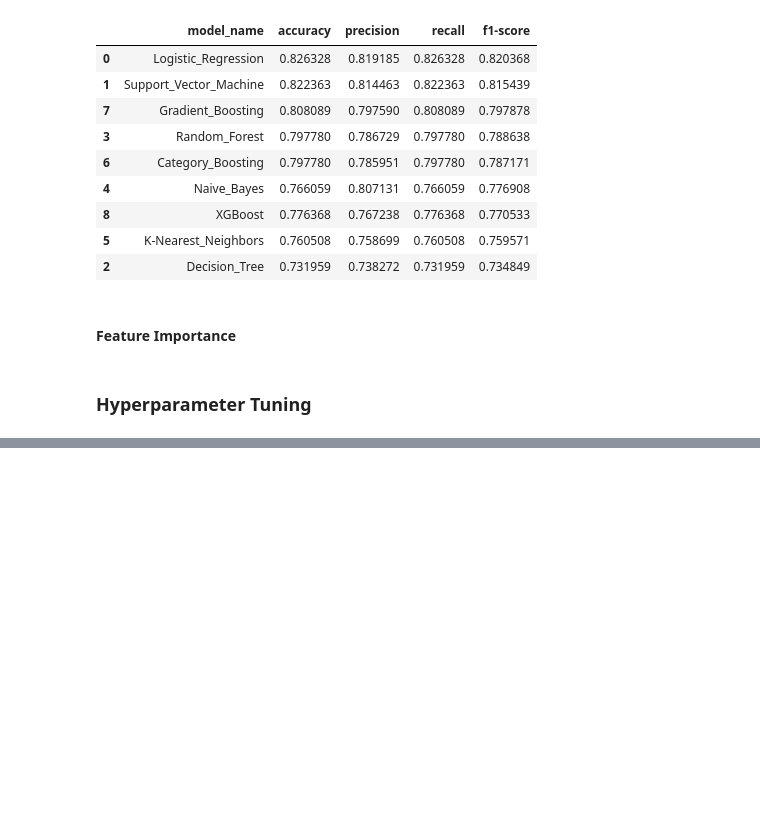
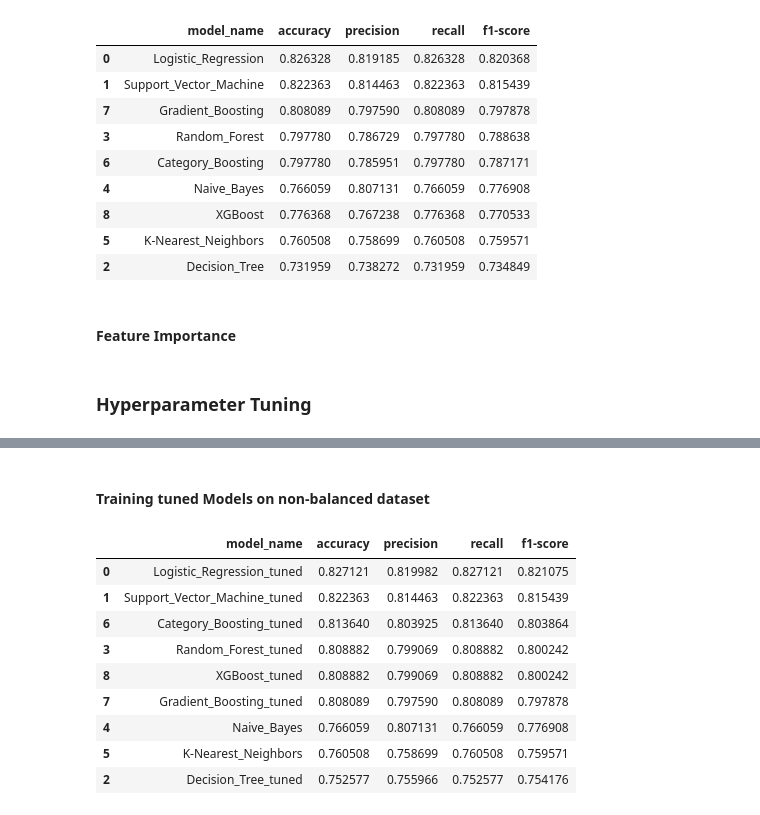
Before and after one commit to damzking/telco_churn-, a Jupyter notebook: LP2_telco_churn.ipynb, the cells around one changed output, grey strips where cells are left out. Drawn from its saved outputs; the diff is of its cells as text; code cells hidden in the pictures; blank space fills up the shorter version.

Commit message:
tuned model

```diff
--- a/LP2_telco_churn.ipynb
+++ b/LP2_telco_churn.ipynb
@@ -1930,0 +1724,41 @@ ValueError: Invalid parameter 'Logistic_Regression' for estimator Pipeline(steps
+# %% [markdown]
+#### Training tuned Models on non-balanced dataset
+# %%
+# Creating Pipeline
+
+all_pipelines = {}
+
+metric_table=pd.DataFrame(columns=['model_name', 'accuracy', 'precision', 'recall', 'f1-score'])
+
+for model_name, classifier in tuned_models.items():
+    final_pipeline = ImbPipeline(steps=[
+        ('preprocessor', preprocessor),
+        ('classifier', classifier)
+    ])
+
+    final_pipeline.fit(X_train, y_train_encode)
+    all_pipelines[model_name] = final_pipeline
+
+    y_pred=final_pipeline.predict(X_eval)
+
+    metrics= classification_report(y_eval_encode, y_pred, output_dict=True)
+
+    accuracy=metrics['accuracy']
+    precision=metrics['weighted avg']['precision']
+    recall=metrics['weighted avg']['recall']
+    f1_score=metrics['weighted avg']['f1-score']
+
+    metric_table.loc[len(metric_table)]=[model_name, accuracy, precision, recall, f1_score]
+
+metric_table.sort_values(by='f1-score', ascending=False)
+# %% [output]
+|  | model_name | accuracy | precision | recall | f1-score |
+| 0 | Logistic_Regression_tuned | 0.827121 | 0.819982 | 0.827121 | 0.821075 |
+| 1 | Support_Vector_Machine_tuned | 0.822363 | 0.814463 | 0.822363 | 0.815439 |
+| 6 | Category_Boosting_tuned | 0.813640 | 0.803925 | 0.813640 | 0.803864 |
+| 3 | Random_Forest_tuned | 0.808882 | 0.799069 | 0.808882 | 0.800242 |
+| 8 | XGBoost_tuned | 0.808882 | 0.799069 | 0.808882 | 0.800242 |
+| 7 | Gradient_Boosting_tuned | 0.808089 | 0.797590 | 0.808089 | 0.797878 |
+| 4 | Naive_Bayes | 0.766059 | 0.807131 | 0.766059 | 0.776908 |
+| 5 | K-Nearest_Neighbors | 0.760508 | 0.758699 | 0.760508 | 0.759571 |
+| 2 | Decision_Tree_tuned | 0.752577 | 0.755966 | 0.752577 | 0.754176 |
```
Also changed, not shown: parts of 13 cells of this notebook, 4 other files.
